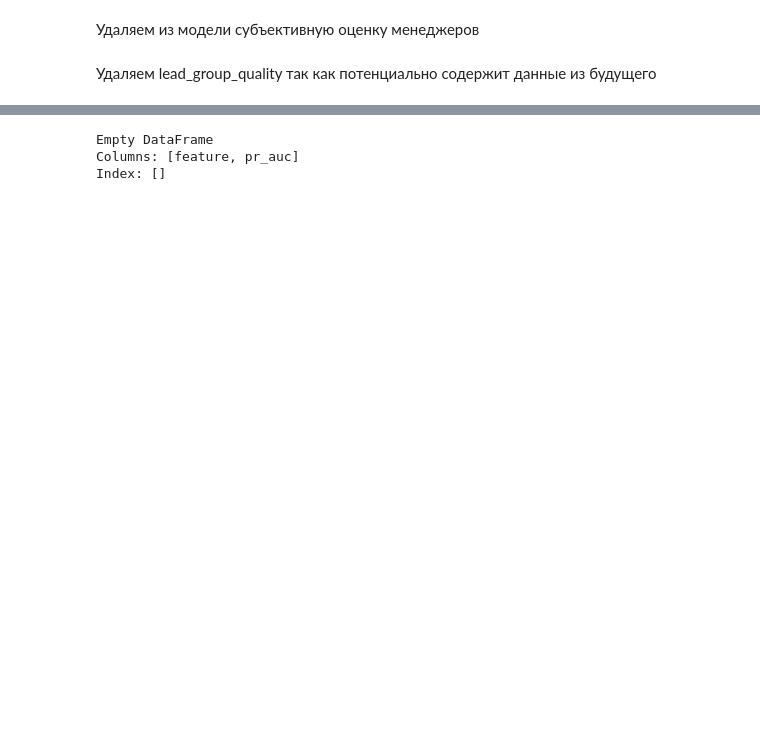
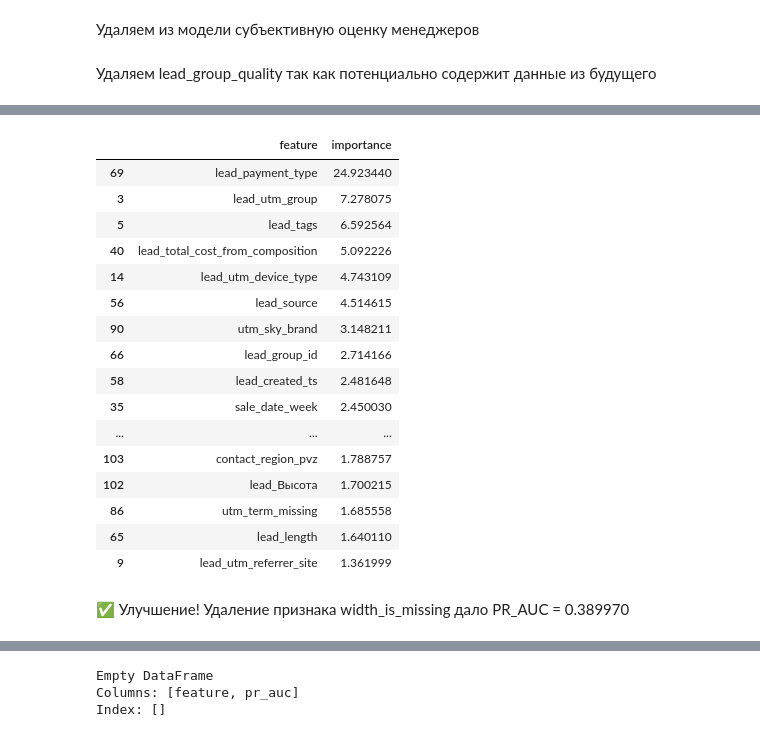
Before and after one commit to JeffRaiAlt/xakaton_mipt, a Jupyter notebook: notebooks/group_2/model_processing_2.ipynb, the cells around one changed output, grey strips where cells are left out. Cells and saved outputs as stored; diff of their text form; code cells hidden in the pictures; blank space fills up the shorter version.

```diff
--- a/notebooks/group_2/model_processing_2.ipynb
+++ b/notebooks/group_2/model_processing_2.ipynb
@@ -117,0 +115,34 @@ fi.head(20)
+# %%
+df_reduced = df_reduced.drop(columns=["lead_price"])
+
+X_train, y_train, X_val, y_val, X_test, y_test = split_dataset_with_val(df_reduced)
+
+model, metrics = train_catboost_model(
+    X_train, y_train, X_val, y_val, X_test, y_test
+)
+
+print("Метрики после удаления lead_price:", metrics)
+# %%
+fi = get_feature_importance_df(model, X_train, y_train)
+
+fi.head(20)
+# %% [output]
+|  | feature | importance |
+| 69 | lead_payment_type | 24.923440 |
+| 3 | lead_utm_group | 7.278075 |
+| 5 | lead_tags | 6.592564 |
+| 40 | lead_total_cost_from_composition | 5.092226 |
+| 14 | lead_utm_device_type | 4.743109 |
+| 56 | lead_source | 4.514615 |
+| 90 | utm_sky_brand | 3.148211 |
+| 66 | lead_group_id | 2.714166 |
+| 58 | lead_created_ts | 2.481648 |
+| 35 | sale_date_week | 2.450030 |
+| ... | ... | ... |
+| 103 | contact_region_pvz | 1.788757 |
+| 102 | lead_Высота | 1.700215 |
+| 86 | utm_term_missing | 1.685558 |
+| 65 | lead_length | 1.640110 |
+| 9 | lead_utm_referrer_site | 1.361999 |
+# %% [markdown]
+✅ Улучшение! Удаление признака width_is_missing дало PR_AUC = 0.389970
```
Also changed, not shown: parts of 16 cells of this notebook, 9 other files.
